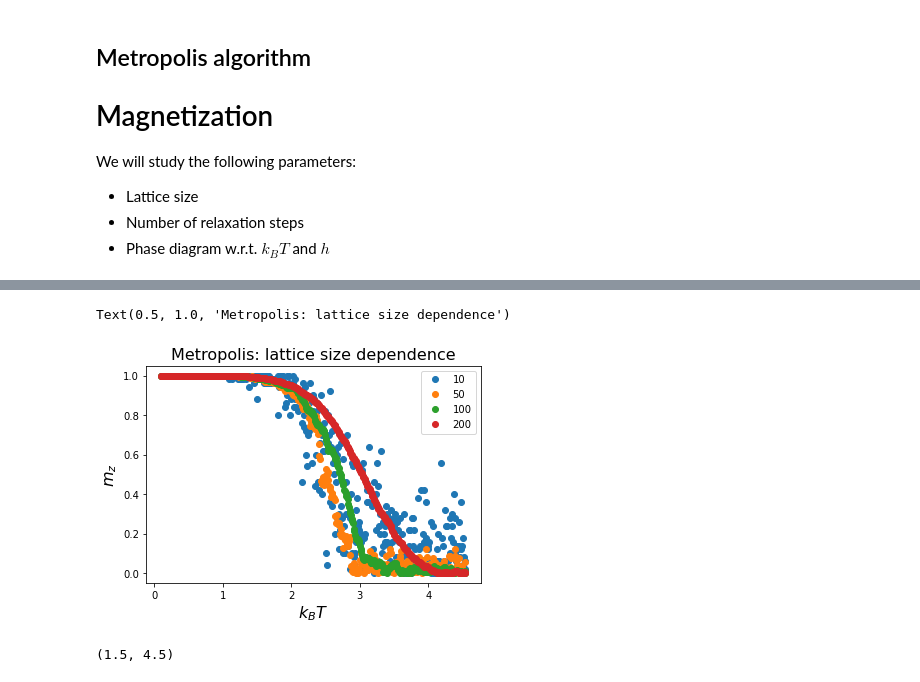
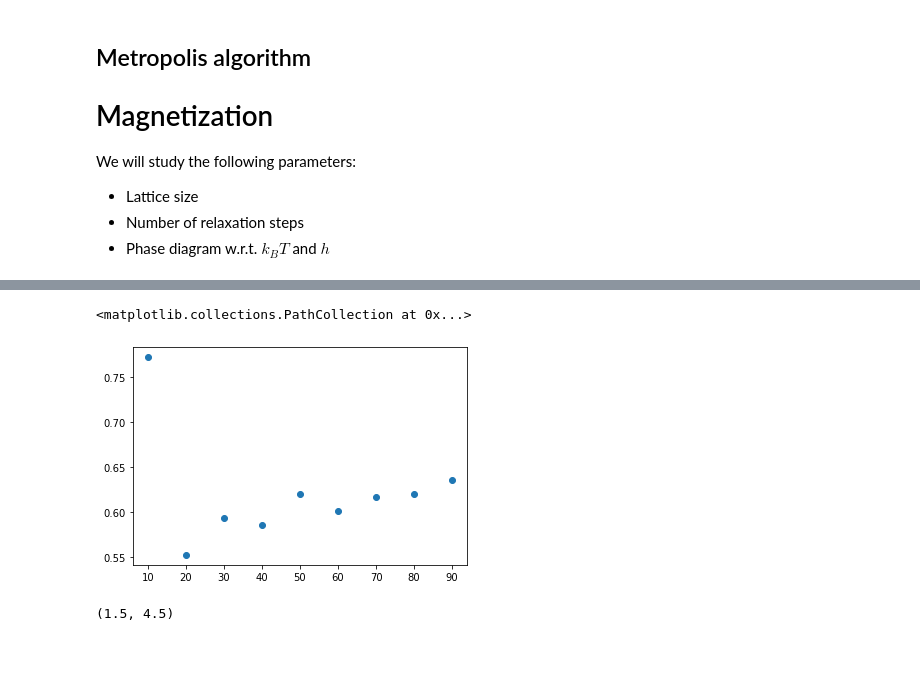
Before and after one commit to bernwo/AP3082-Ising-Model, a Jupyter notebook: scripts/results.ipynb, the cells around one changed output, grey strips where cells are left out. Saved outputs shown, nothing was run; the diff lists cells and outputs as text; code cells hidden in the pictures; blank space fills up the shorter version.

```diff
--- a/scripts/results.ipynb
+++ b/scripts/results.ipynb
@@ -31 +68,6 @@ We will study the following parameters:
+# %%
+plt.scatter(lengths, taus_magnets)
+# %% [output]
+<matplotlib.collections.PathCollection at 0x...>
+[figure, added]
 # %%
@@ -40,9 +83,0 @@ taus_magnets = [errors.get_error_observable(m)[1] for m in magnets]
-# %%
-plt.plot(T,np.transpose(magnets),'o')
-plt.legend(lengths)
-plt.xlabel(r'$k_B T$',fontsize=16)
-plt.ylabel(r'$m_z$',fontsize=16)
-plt.title('Metropolis: lattice size dependence',fontsize=16)
-# %% [output]
-Text(0.5, 1.0, 'Metropolis: lattice size dependence')
-[figure, removed]
```
Also changed, not shown: parts of 15 cells of this notebook, 2 other files.
